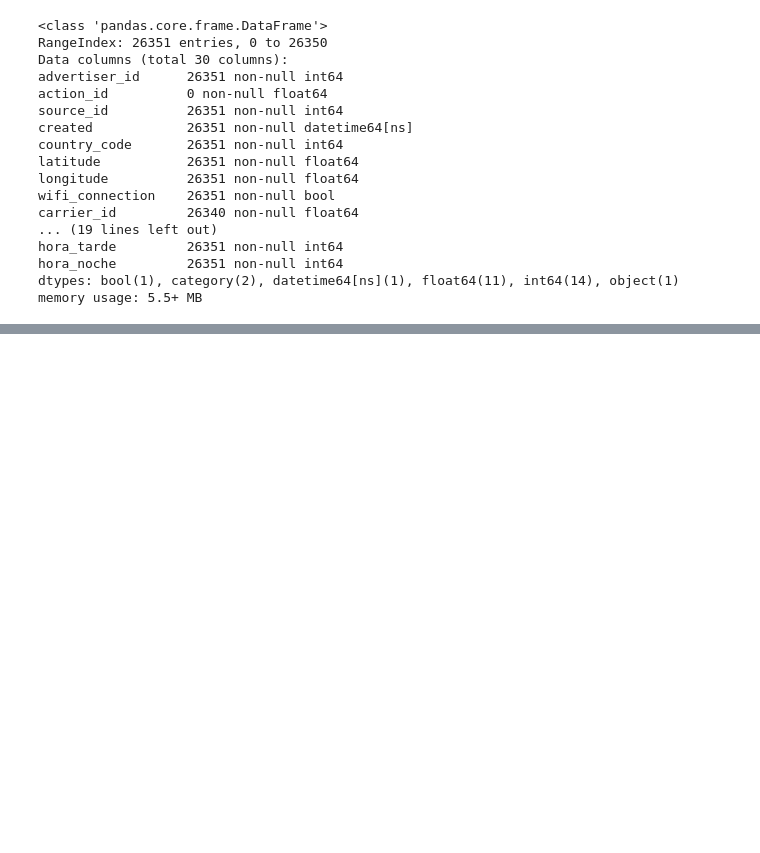
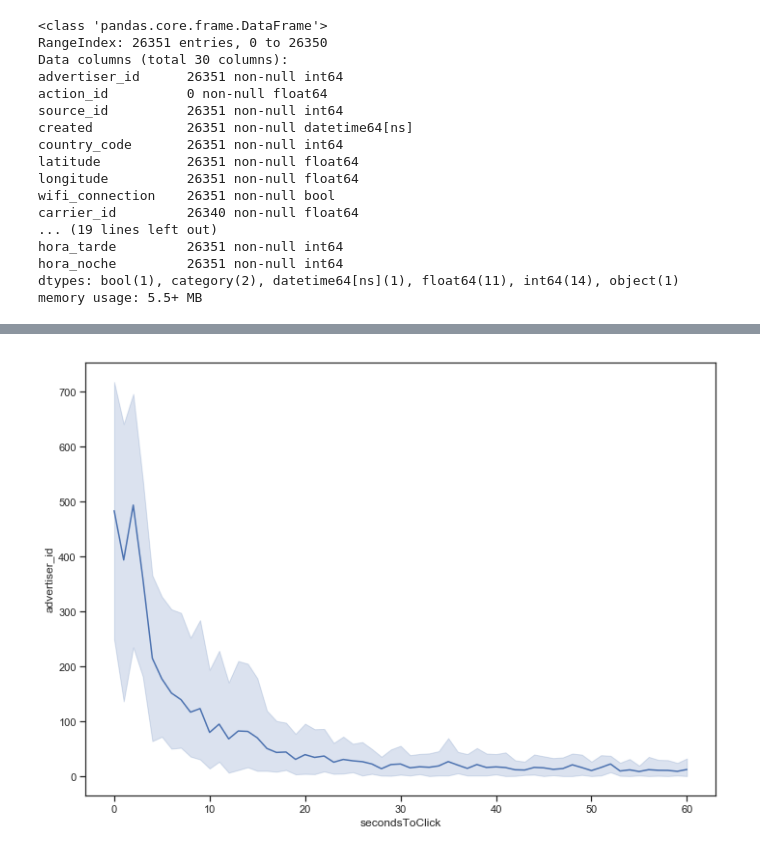
Before and after one commit to asilvestri2020/7506_1C2019, a Jupyter notebook: TP1/TP1_Pruebas_Andres.ipynb, the cells around one changed output, grey strips where cells are left out. Drawn from its saved outputs; the diff is of its cells as text; code cells hidden in the pictures; blank space fills up the shorter version.

```diff
--- a/TP1/TP1_Pruebas_Andres.ipynb
+++ b/TP1/TP1_Pruebas_Andres.ipynb
@@ -655,0 +753,13 @@ sns.kdeplot(clicks_top.touchX, clicks_top.touchY, cmap=cmap, n_levels=60, shade=
+# %%
+clicks['secondsToClick'] = np.floor(clicks['timeToClick'])
+clicks = clicks[clicks['secondsToClick'] < 61.0]
+clicks['secondsToClick'].value_counts()
+
+# Tamaño para hojas A4.
+fig, ax = plt.subplots()
+fig.set_size_inches(11.7, 8.27)
+
+clicksASD = clicks.groupby(['source_id','secondsToClick']).count()[['advertiser_id']].reset_index()
+ax = sns.lineplot(x="secondsToClick", y="advertiser_id", data=clicksASD)
+# %% [output]
+[figure, added]
```
Also changed, not shown: parts of 14 cells of this notebook.
